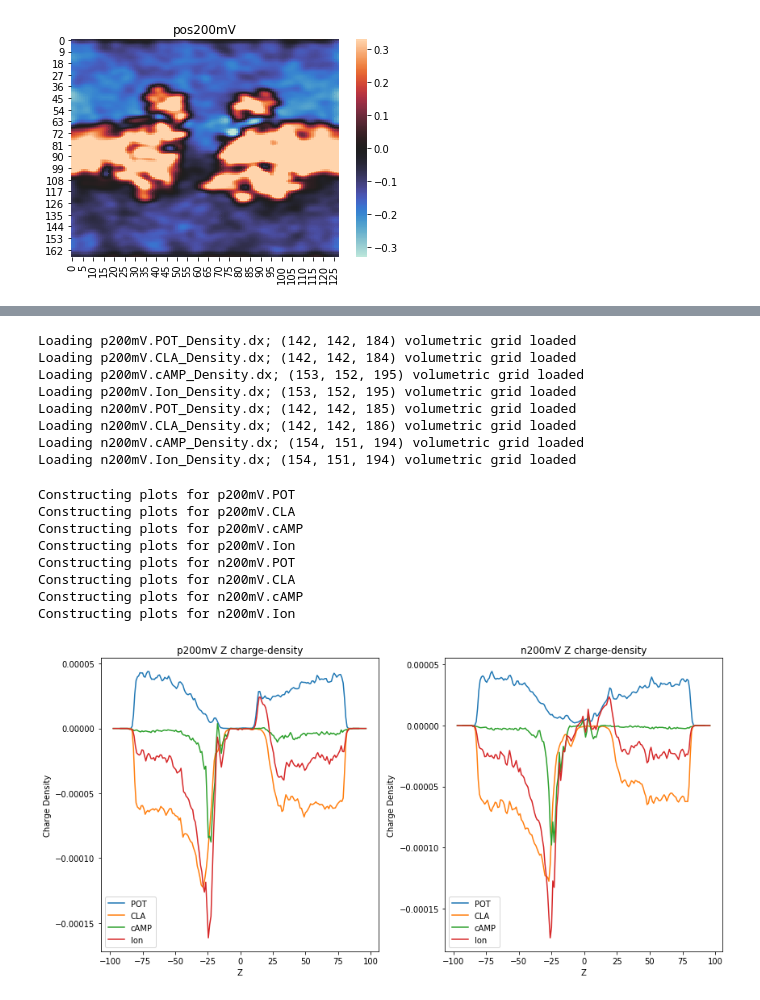
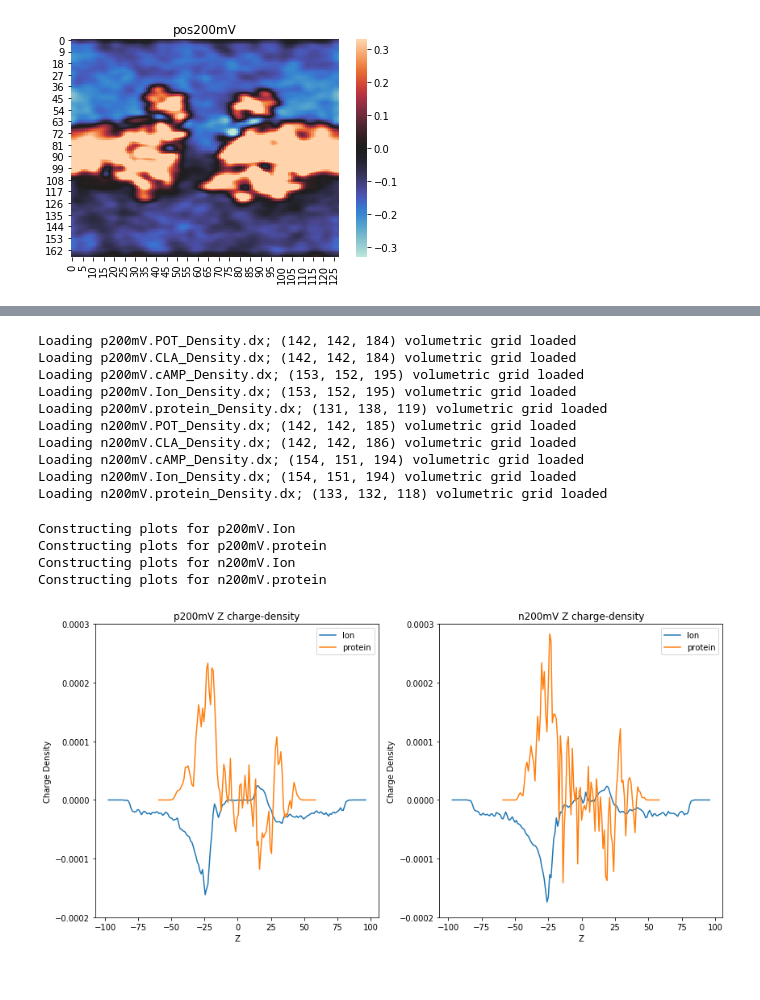
Before and after one commit to wesleymsmith/CX26_PME_Analysis, a Jupyter notebook: PME_Analysis_Notebook.ipynb, the cells around one changed output, grey strips where cells are left out. Saved outputs shown, nothing was run; the diff lists cells and outputs as text; code cells hidden in the pictures.

Commit message:
added protein charge density

```diff
--- a/PME_Analysis_Notebook.ipynb
+++ b/PME_Analysis_Notebook.ipynb
@@ -112,7 +112,7 @@ plt.show()
                3 Dir(s)  202,546,073,600 bytes free
 # %%
 densityMapDict={}
-ionNameList=['POT','CLA','cAMP','Ion']
+ionNameList=['POT','CLA','cAMP','Ion','protein']
 simNameList=['p200mV','n200mV']
 dataDir='.'
 for simName in simNameList:
@@ -128,10 +128,12 @@ Loading p200mV.POT_Density.dx; (142, 142, 184) volumetric grid loaded
 Loading p200mV.CLA_Density.dx; (142, 142, 184) volumetric grid loaded
 Loading p200mV.cAMP_Density.dx; (153, 152, 195) volumetric grid loaded
 Loading p200mV.Ion_Density.dx; (153, 152, 195) volumetric grid loaded
+Loading p200mV.protein_Density.dx; (131, 138, 119) volumetric grid loaded
 Loading n200mV.POT_Density.dx; (142, 142, 185) volumetric grid loaded
 Loading n200mV.CLA_Density.dx; (142, 142, 186) volumetric grid loaded
 Loading n200mV.cAMP_Density.dx; (154, 151, 194) volumetric grid loaded
 Loading n200mV.Ion_Density.dx; (154, 151, 194) volumetric grid loaded
+Loading n200mV.protein_Density.dx; (133, 132, 118) volumetric grid loaded
 # %%
 fig,axs=plt.subplots(
     nrows=1, #len(ionNameList)+1, #
@@ -144,41 +146,38 @@ fig.set_figheight(
     )
 
 for iSim,simName in enumerate(simNameList):
-    for iIon,ionName in enumerate(ionNameList):
+    for iIon,ionName in enumerate(['Ion','protein']): #ionNameList):
         print("Constructing plots for {sim}.{ion}".format(sim=simName,ion=ionName))
         dataKey='.'.join([simName,ionName])
         densityData=densityMapDict[dataKey].grid
 
         zDensity=np.mean(densityData,axis=(0,1))
         #zDensity=zDensity/np.sum(zDensity)
         #ax=axs[0][iSim]
         ax=axs[iSim]
         sns.lineplot(
             x=np.arange(densityData.shape[2])-densityData.shape[2]/2,
             y=zDensity,
             label=ionName,ax=ax)
+        ax.set_ylim(-.0002,.0003)
         ax.set_title('{sim} Z charge-density'.format(sim=simName))
         ax.set_xlabel('Z')
         ax.set_ylabel('Charge Density')
 
         #ymid=int(np.round(densityData.shape[1]/2.))
         #xzDensity=np.rot90(densityData[:,ymid,:])
         ##xzDensity=xzDensity/np.sum(xzDensity)
         #ax=axs[iIon+1][iSim]
         #sns.heatmap(xzDensity,vmin=0,ax=ax)
         #ax.set_title('{sim}.{ion} XZ charge-density'.format(
         #    sim=simName,ion=ionName))
         #ax.set_xlabel('X')
         #ax.set_ylabel('Z')
 plt.tight_layout()
 plt.show()
 # %% [output]
-Constructing plots for p200mV.POT
-Constructing plots for p200mV.CLA
-Constructing plots for p200mV.cAMP
 Constructing plots for p200mV.Ion
-Constructing plots for n200mV.POT
-Constructing plots for n200mV.CLA
-Constructing plots for n200mV.cAMP
+Constructing plots for p200mV.protein
 Constructing plots for n200mV.Ion
+Constructing plots for n200mV.protein
-[figure, old version]
+[figure, new version]
```
Also changed, not shown: 2 other files.
